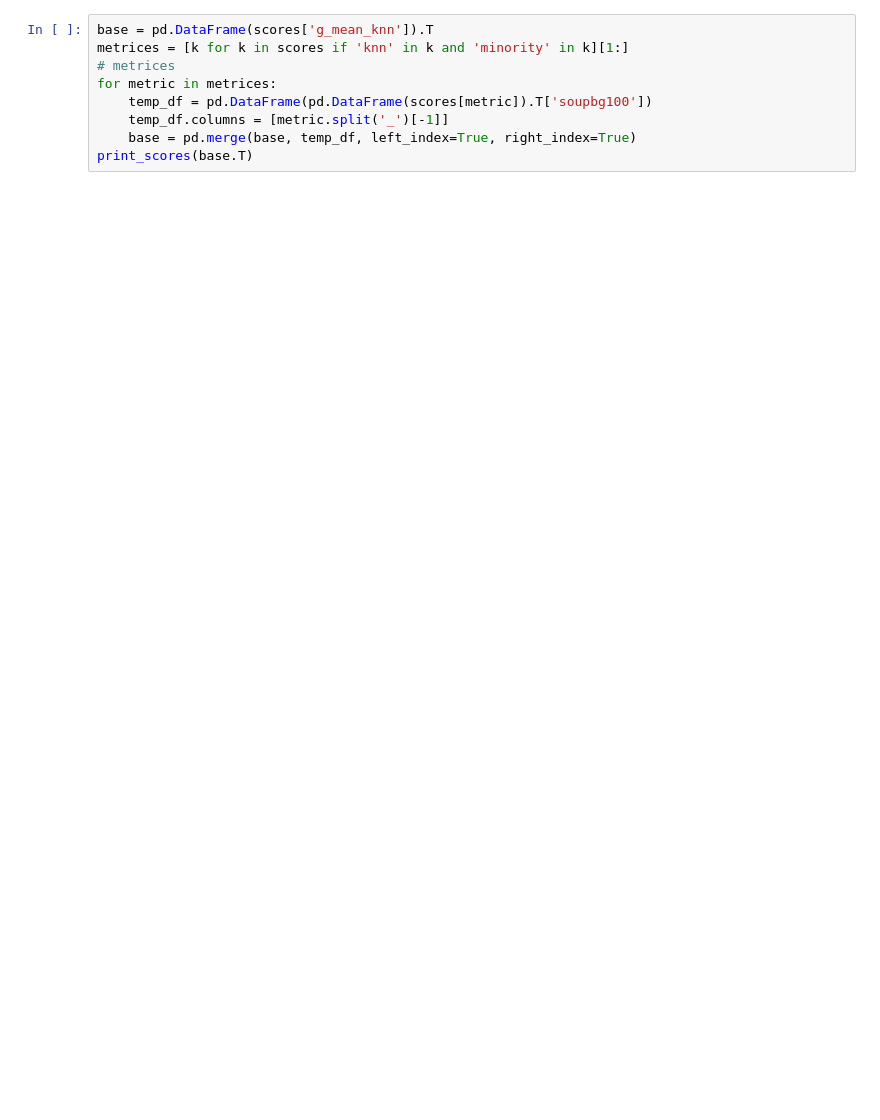
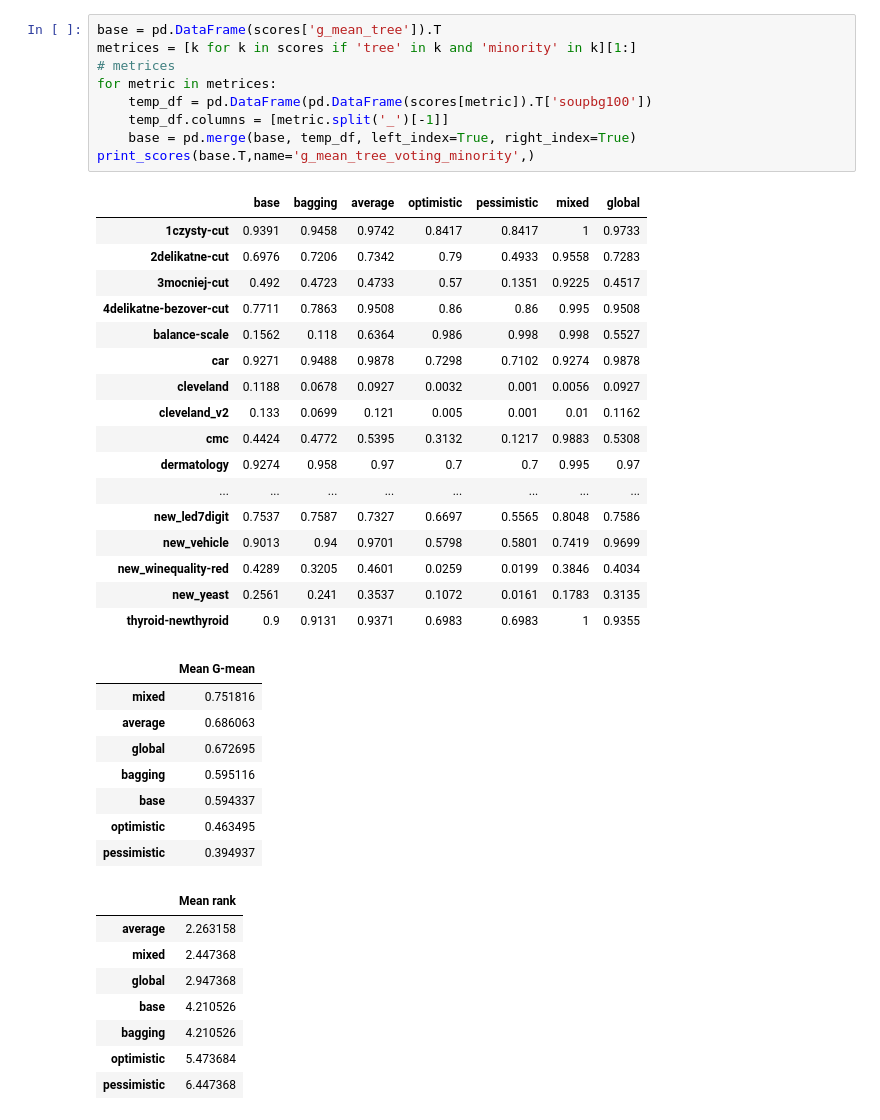
Before and after one commit to damianhorna/multi-imbalance, a Jupyter notebook: benchmarks/soupbg/soupbg.ipynb, the cells around one changed output. Cells and saved outputs as stored; diff of their text form; blank space fills up the shorter version.

```diff
--- a/benchmarks/soupbg/soupbg.ipynb
+++ b/benchmarks/soupbg/soupbg.ipynb
@@ -240,9 +345,43 @@ print_scores(base.T)
 # %%
-base = pd.DataFrame(scores['g_mean_knn']).T
-metrices = [k for k in scores if 'knn' in k and 'minority' in k][1:]
+base = pd.DataFrame(scores['g_mean_tree']).T
+metrices = [k for k in scores if 'tree' in k and 'minority' in k][1:]
 # metrices
 for metric in metrices:
     temp_df = pd.DataFrame(pd.DataFrame(scores[metric]).T['soupbg100'])
     temp_df.columns = [metric.split('_')[-1]]
     base = pd.merge(base, temp_df, left_index=True, right_index=True)
-print_scores(base.T)
+print_scores(base.T,name='g_mean_tree_voting_minority',)
+# %% [output]
+|  | base | bagging | average | optimistic | pessimistic | mixed | global |
+| 1czysty-cut | 0.9391 | 0.9458 | 0.9742 | 0.8417 | 0.8417 | 1 | 0.9733 |
+| 2delikatne-cut | 0.6976 | 0.7206 | 0.7342 | 0.79 | 0.4933 | 0.9558 | 0.7283 |
+| 3mocniej-cut | 0.492 | 0.4723 | 0.4733 | 0.57 | 0.1351 | 0.9225 | 0.4517 |
+| 4delikatne-bezover-cut | 0.7711 | 0.7863 | 0.9508 | 0.86 | 0.86 | 0.995 | 0.9508 |
+| balance-scale | 0.1562 | 0.118 | 0.6364 | 0.986 | 0.998 | 0.998 | 0.5527 |
+| car | 0.9271 | 0.9488 | 0.9878 | 0.7298 | 0.7102 | 0.9274 | 0.9878 |
+| cleveland | 0.1188 | 0.0678 | 0.0927 | 0.0032 | 0.001 | 0.0056 | 0.0927 |
+| cleveland_v2 | 0.133 | 0.0699 | 0.121 | 0.005 | 0.001 | 0.01 | 0.1162 |
+| cmc | 0.4424 | 0.4772 | 0.5395 | 0.3132 | 0.1217 | 0.9883 | 0.5308 |
+| dermatology | 0.9274 | 0.958 | 0.97 | 0.7 | 0.7 | 0.995 | 0.97 |
+| ... | ... | ... | ... | ... | ... | ... | ... |
+| new_led7digit | 0.7537 | 0.7587 | 0.7327 | 0.6697 | 0.5565 | 0.8048 | 0.7586 |
+| new_vehicle | 0.9013 | 0.94 | 0.9701 | 0.5798 | 0.5801 | 0.7419 | 0.9699 |
+| new_winequality-red | 0.4289 | 0.3205 | 0.4601 | 0.0259 | 0.0199 | 0.3846 | 0.4034 |
+| new_yeast | 0.2561 | 0.241 | 0.3537 | 0.1072 | 0.0161 | 0.1783 | 0.3135 |
+| thyroid-newthyroid | 0.9 | 0.9131 | 0.9371 | 0.6983 | 0.6983 | 1 | 0.9355 |
+|  | Mean G-mean |
+| mixed | 0.751816 |
+| average | 0.686063 |
+| global | 0.672695 |
+| bagging | 0.595116 |
+| base | 0.594337 |
+| optimistic | 0.463495 |
+| pessimistic | 0.394937 |
+|  | Mean rank |
+| average | 2.263158 |
+| mixed | 2.447368 |
+| global | 2.947368 |
+| base | 4.210526 |
+| bagging | 4.210526 |
+| optimistic | 5.473684 |
+| pessimistic | 6.447368 |
```
Also changed, not shown: parts of 15 cells of this notebook, 7 other files.
